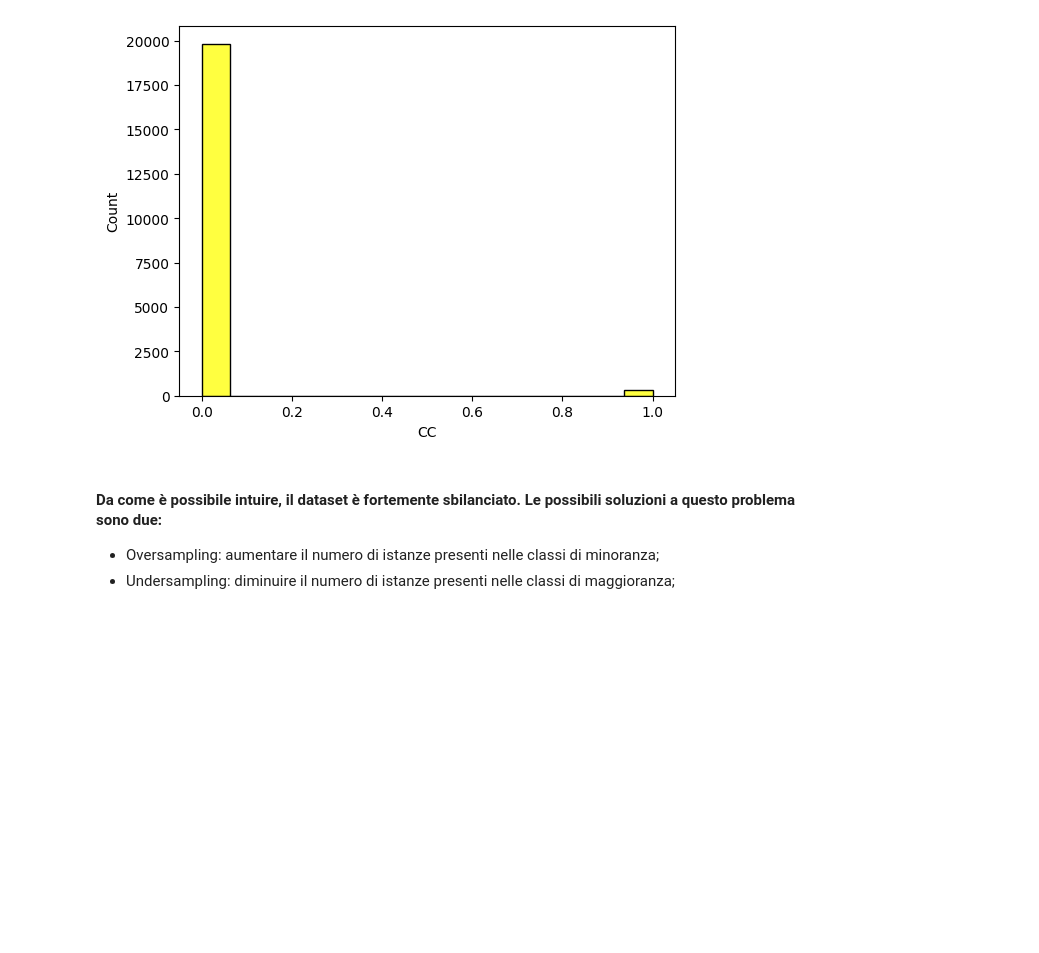
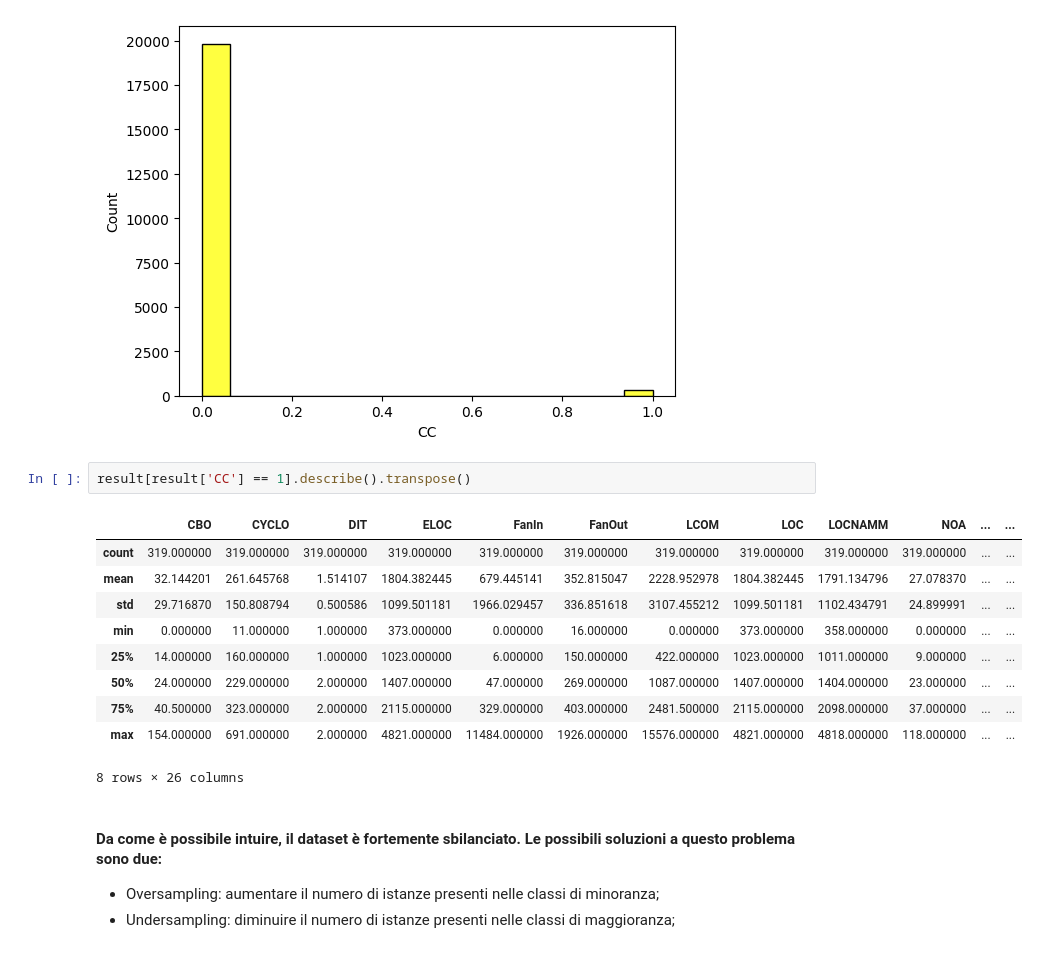
Before and after one commit to DarioDeMaio/Code_Smells_NLP, a Jupyter notebook: ML_model_CC.ipynb, the cells around one changed output. Cells and saved outputs as stored; diff of their text form; blank space fills up the shorter version.

```diff
--- a/ML_model_CC.ipynb
+++ b/ML_model_CC.ipynb
@@ -116,6 +116,19 @@ sns.histplot(result['CC'], legend=True, color='yellow')
 # %% [output]
 <AxesSubplot: xlabel='CC', ylabel='Count'>
 [figure]
+# %%
+result[result['CC'] == 1].describe().transpose()
+# %% [output]
+|  | CBO | CYCLO | DIT | ELOC | FanIn | FanOut | LCOM | LOC | LOCNAMM | NOA | ... | ... |
+| count | 319.000000 | 319.000000 | 319.000000 | 319.000000 | 319.000000 | 319.000000 | 319.000000 | 319.000000 | 319.000000 | 319.000000 | ... | ... |
+| mean | 32.144201 | 261.645768 | 1.514107 | 1804.382445 | 679.445141 | 352.815047 | 2228.952978 | 1804.382445 | 1791.134796 | 27.078370 | ... | ... |
+| std | 29.716870 | 150.808794 | 0.500586 | 1099.501181 | 1966.029457 | 336.851618 | 3107.455212 | 1099.501181 | 1102.434791 | 24.899991 | ... | ... |
+| min | 0.000000 | 11.000000 | 1.000000 | 373.000000 | 0.000000 | 16.000000 | 0.000000 | 373.000000 | 358.000000 | 0.000000 | ... | ... |
+| 25% | 14.000000 | 160.000000 | 1.000000 | 1023.000000 | 6.000000 | 150.000000 | 422.000000 | 1023.000000 | 1011.000000 | 9.000000 | ... | ... |
+| 50% | 24.000000 | 229.000000 | 2.000000 | 1407.000000 | 47.000000 | 269.000000 | 1087.000000 | 1407.000000 | 1404.000000 | 23.000000 | ... | ... |
+| 75% | 40.500000 | 323.000000 | 2.000000 | 2115.000000 | 329.000000 | 403.000000 | 2481.500000 | 2115.000000 | 2098.000000 | 37.000000 | ... | ... |
+| max | 154.000000 | 691.000000 | 2.000000 | 4821.000000 | 11484.000000 | 1926.000000 | 15576.000000 | 4821.000000 | 4818.000000 | 118.000000 | ... | ... |
+8 rows × 26 columns
 # %% [markdown]
 #### Da come è possibile intuire, il dataset è fortemente sbilanciato. Le possibili soluzioni a questo problema sono due:
 - Oversampling: aumentare il numero di istanze presenti nelle classi di minoranza;
```
Also changed, not shown: parts of 7 cells of this notebook.
